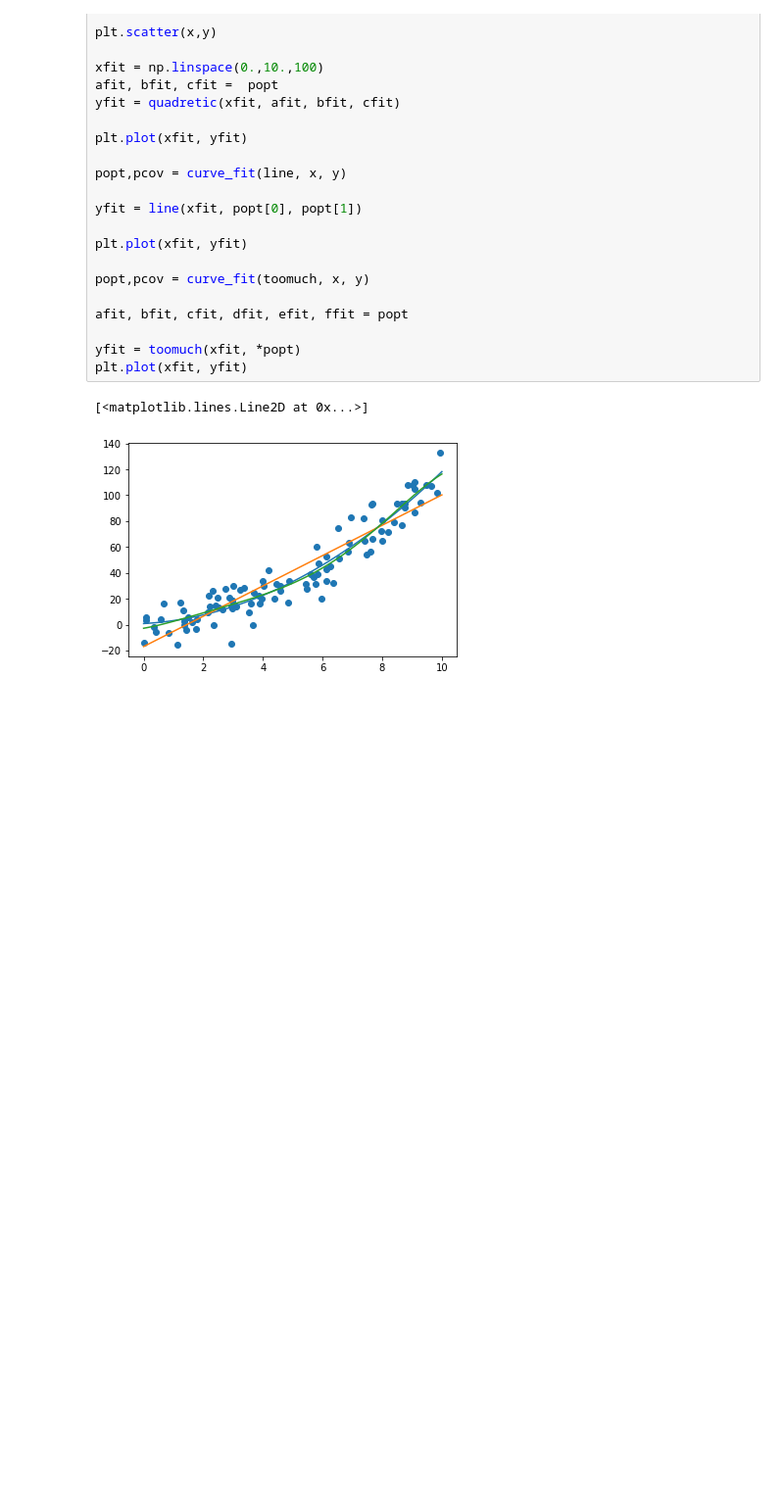
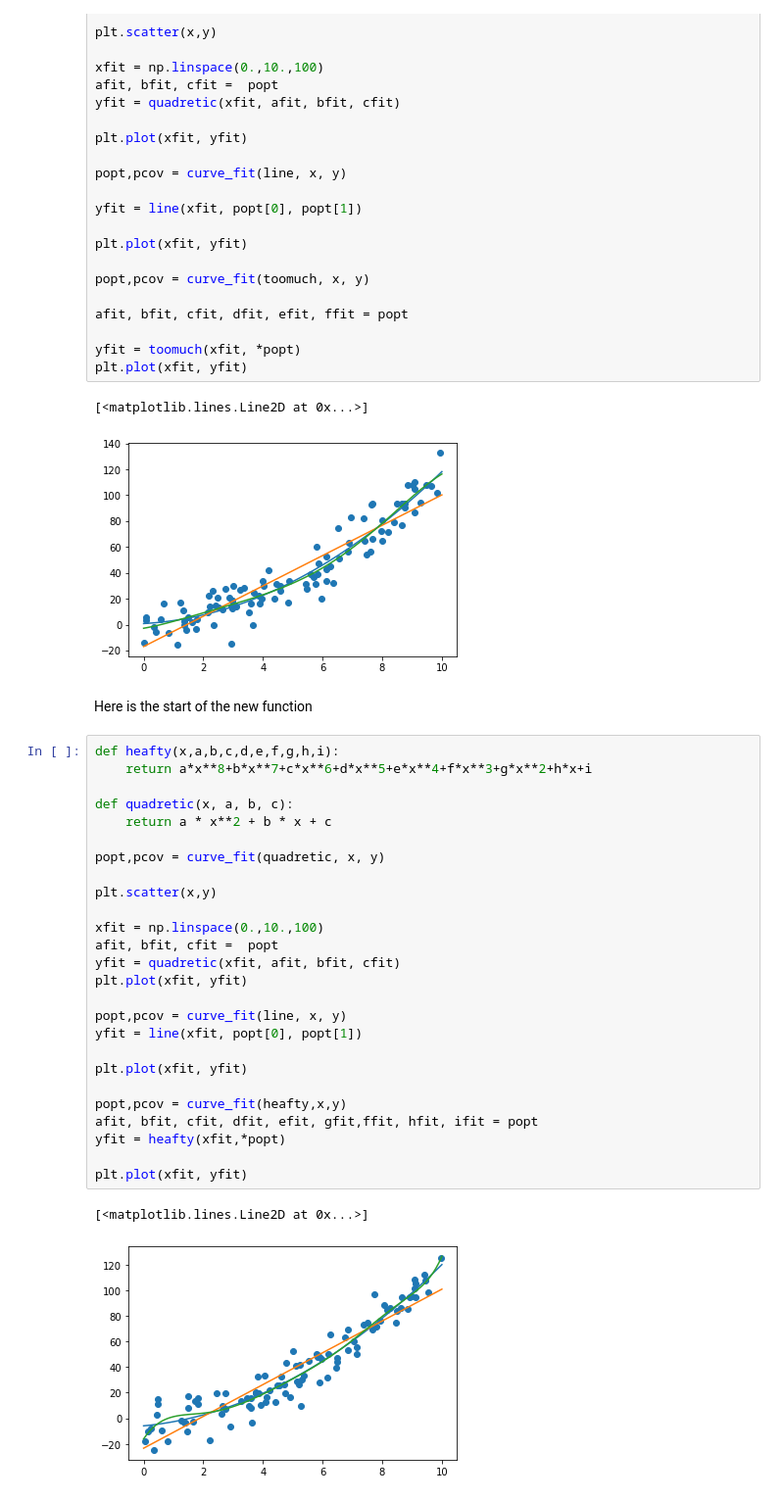
Before and after one commit to UMD-ENMA165/4-21-22-Class, a Jupyter notebook: curve_fitting.ipynb, the cells around one changed output. Shown at 98% size. Drawn from its saved outputs; the diff is of its cells as text; blank space fills up the shorter version.

```diff
--- a/curve_fitting.ipynb
+++ b/curve_fitting.ipynb
@@ -100,3 +100,34 @@ plt.plot(xfit, yfit)
 # %% [output]
 [<matplotlib.lines.Line2D at 0x...>]
 [figure]
+# %% [markdown]
+Here is the start of the new function
+# %%
+def heafty(x,a,b,c,d,e,f,g,h,i):
+    return a*x**8+b*x**7+c*x**6+d*x**5+e*x**4+f*x**3+g*x**2+h*x+i
+
+def quadretic(x, a, b, c):
+    return a * x**2 + b * x + c
+
+popt,pcov = curve_fit(quadretic, x, y)
+
+plt.scatter(x,y)
+
+xfit = np.linspace(0.,10.,100)
+afit, bfit, cfit =  popt
+yfit = quadretic(xfit, afit, bfit, cfit)
+plt.plot(xfit, yfit)
+
+popt,pcov = curve_fit(line, x, y)
+yfit = line(xfit, popt[0], popt[1])
+
+plt.plot(xfit, yfit)
+
+popt,pcov = curve_fit(heafty,x,y)
+afit, bfit, cfit, dfit, efit, gfit,ffit, hfit, ifit = popt
+yfit = heafty(xfit,*popt)
+
+plt.plot(xfit, yfit)
+# %% [output]
+[<matplotlib.lines.Line2D at 0x...>]
+[figure, added]
```
